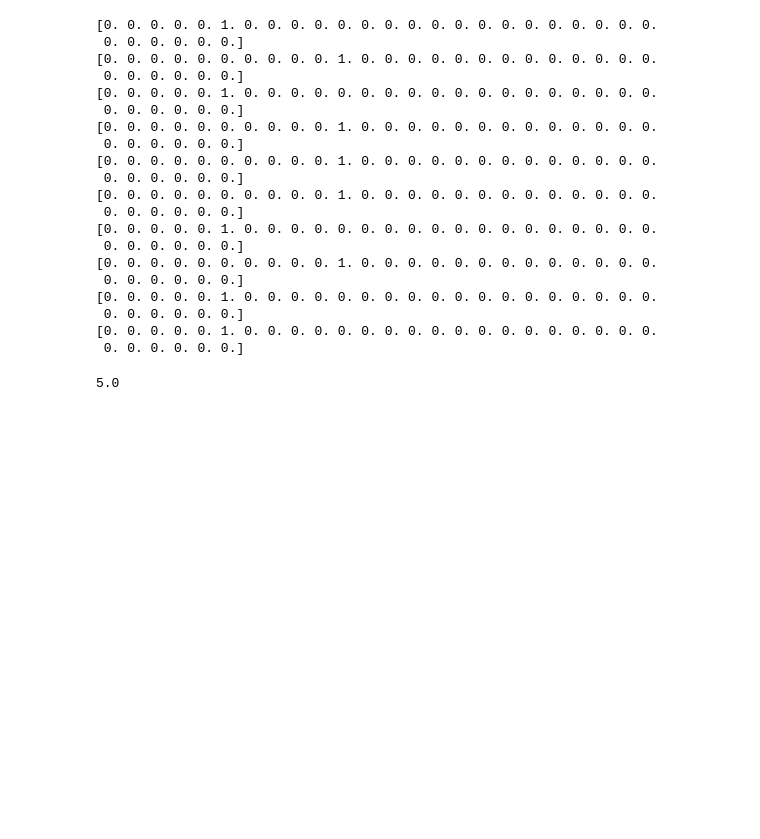
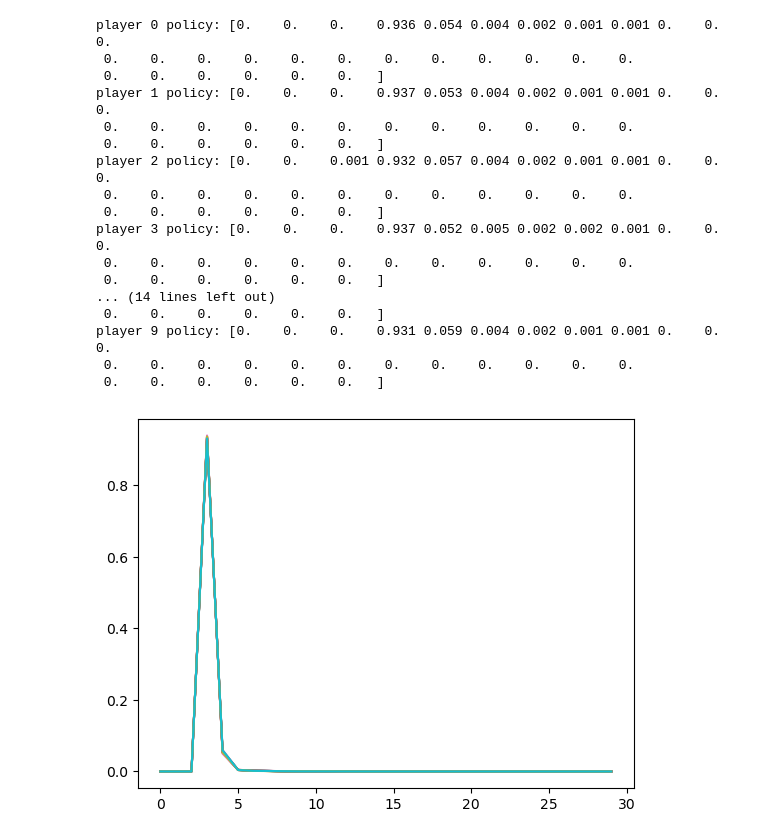
Before and after one commit to akhilkammila/ProbabilitySimulator, a Jupyter notebook: jane/citadelEgg/regret.ipynb, the cells around one changed output. Saved outputs shown, nothing was run; the diff lists cells and outputs as text; code cells hidden in the pictures; blank space fills up the shorter version.

```diff
--- a/jane/citadelEgg/regret.ipynb
+++ b/jane/citadelEgg/regret.ipynb
@@ -124,29 +138,50 @@ player 8 policy: [0.    0.    0.    0.    0.    0.023 0.009 0.    0.    0.    0.
-# %%
-for regret in trainer.regret_sums:
-    strategy = trainer.get_strategy(regret)
-    print(np.round(strategy, 3))
-# %% [output]
-[0. 0. 0. 0. 0. 1. 0. 0. 0. 0. 0. 0. 0. 0. 0. 0. 0. 0. 0. 0. 0. 0. 0. 0.
- 0. 0. 0. 0. 0. 0.]
-[0. 0. 0. 0. 0. 0. 0. 0. 0. 0. 1. 0. 0. 0. 0. 0. 0. 0. 0. 0. 0. 0. 0. 0.
- 0. 0. 0. 0. 0. 0.]
-[0. 0. 0. 0. 0. 1. 0. 0. 0. 0. 0. 0. 0. 0. 0. 0. 0. 0. 0. 0. 0. 0. 0. 0.
- 0. 0. 0. 0. 0. 0.]
-[0. 0. 0. 0. 0. 0. 0. 0. 0. 0. 1. 0. 0. 0. 0. 0. 0. 0. 0. 0. 0. 0. 0. 0.
- 0. 0. 0. 0. 0. 0.]
-[0. 0. 0. 0. 0. 0. 0. 0. 0. 0. 1. 0. 0. 0. 0. 0. 0. 0. 0. 0. 0. 0. 0. 0.
- 0. 0. 0. 0. 0. 0.]
-[0. 0. 0. 0. 0. 0. 0. 0. 0. 0. 1. 0. 0. 0. 0. 0. 0. 0. 0. 0. 0. 0. 0. 0.
- 0. 0. 0. 0. 0. 0.]
-[0. 0. 0. 0. 0. 1. 0. 0. 0. 0. 0. 0. 0. 0. 0. 0. 0. 0. 0. 0. 0. 0. 0. 0.
- 0. 0. 0. 0. 0. 0.]
-[0. 0. 0. 0. 0. 0. 0. 0. 0. 0. 1. 0. 0. 0. 0. 0. 0. 0. 0. 0. 0. 0. 0. 0.
- 0. 0. 0. 0. 0. 0.]
-[0. 0. 0. 0. 0. 1. 0. 0. 0. 0. 0. 0. 0. 0. 0. 0. 0. 0. 0. 0. 0. 0. 0. 0.
- 0. 0. 0. 0. 0. 0.]
-[0. 0. 0. 0. 0. 1. 0. 0. 0. 0. 0. 0. 0. 0. 0. 0. 0. 0. 0. 0. 0. 0. 0. 0.
- 0. 0. 0. 0. 0. 0.]
-# %%
-trainer.get_reward(10, np.array([5,5,5,5,5,10,10,10,10]))
-# %% [output]
-5.0
+# %%
+# Setup normal dist. contract
+numPlayers = 10
+possible_actions = np.arange(1, 31, 1)
+
+def uniformContract(my_action, opponent_action):
+    # changing contract to be 15 or 45, instead of 50
+    contractVals = np.arange(20, 41)
+    totalReward = 0
+
+    for contract in contractVals:
+        lessTotal = np.sum(np.where(opponent_action < my_action, opponent_action, 0))
+        countSame = np.count_nonzero(np.array(opponent_action) == my_action)
+
+        remainingCash = contract - lessTotal
+        reward = 0
+        if my_action <= remainingCash:
+            available_fill = remainingCash//my_action
+            probChosen = min(1, 1/(1+countSame) * available_fill)
+            reward = my_action * probChosen
+        totalReward += reward
+    return totalReward/len(contractVals)
+# %%
+# Run uniform
+trainer = RegretMinimization(numPlayers, possible_actions, uniformContract)
+trainer.train(1000)
+# %%
+for p in range(trainer.NUM_PLAYERS):
+    policy = trainer.get_average_strategy(trainer.strategy_sums[p])
+    print(f'player {p} policy:', policy)
+trainer.graph_strategies()
+# %% [output]
+player 0 policy: [0.    0.    0.    0.936 0.054 0.004 0.002 0.001 0.001 0.    0.    0.
+ 0.    0.    0.    0.    0.    0.    0.    0.    0.    0.    0.    0.
+ 0.    0.    0.    0.    0.    0.   ]
+player 1 policy: [0.    0.    0.    0.937 0.053 0.004 0.002 0.001 0.001 0.    0.    0.
+ 0.    0.    0.    0.    0.    0.    0.    0.    0.    0.    0.    0.
+ 0.    0.    0.    0.    0.    0.   ]
+player 2 policy: [0.    0.    0.001 0.932 0.057 0.004 0.002 0.001 0.001 0.    0.    0.
+ 0.    0.    0.    0.    0.    0.    0.    0.    0.    0.    0.    0.
+ 0.    0.    0.    0.    0.    0.   ]
+player 3 policy: [0.    0.    0.    0.937 0.052 0.005 0.002 0.002 0.001 0.    0.    0.
+ 0.    0.    0.    0.    0.    0.    0.    0.    0.    0.    0.    0.
+ 0.    0.    0.    0.    0.    0.   ]
+... (14 lines left out)
+ 0.    0.    0.    0.    0.    0.   ]
+player 9 policy: [0.    0.    0.    0.931 0.059 0.004 0.002 0.001 0.001 0.    0.    0.
+ 0.    0.    0.    0.    0.    0.    0.    0.    0.    0.    0.    0.
+ 0.    0.    0.    0.    0.    0.   ]
+[figure, added]
```
Also changed, not shown: parts of 3 cells of this notebook, 1 other file.
